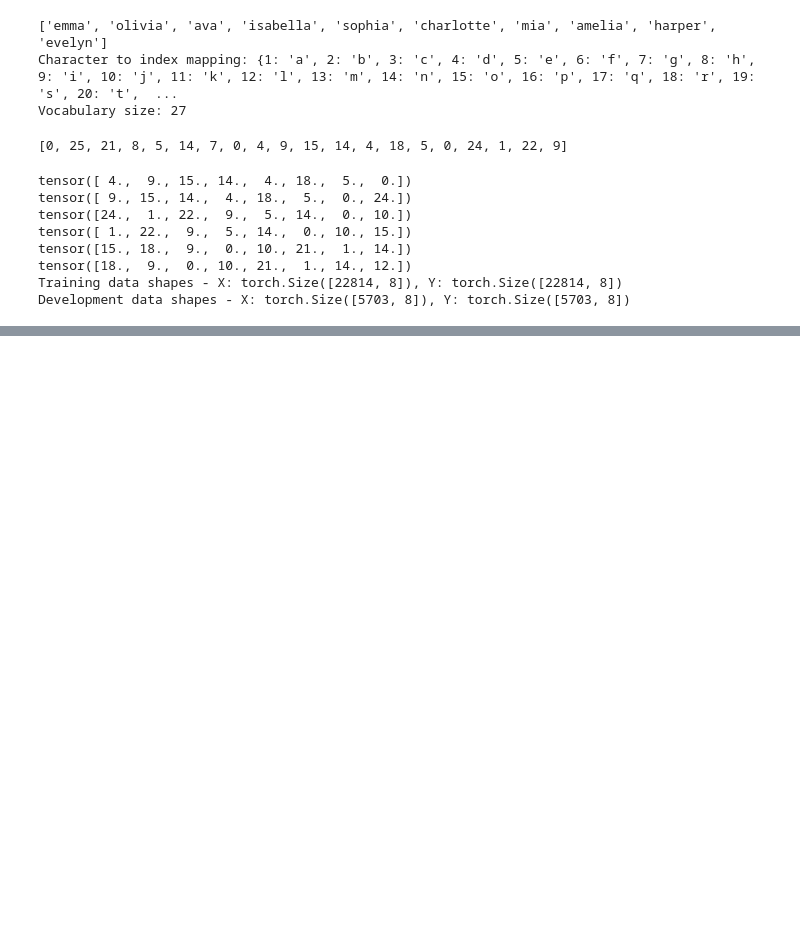
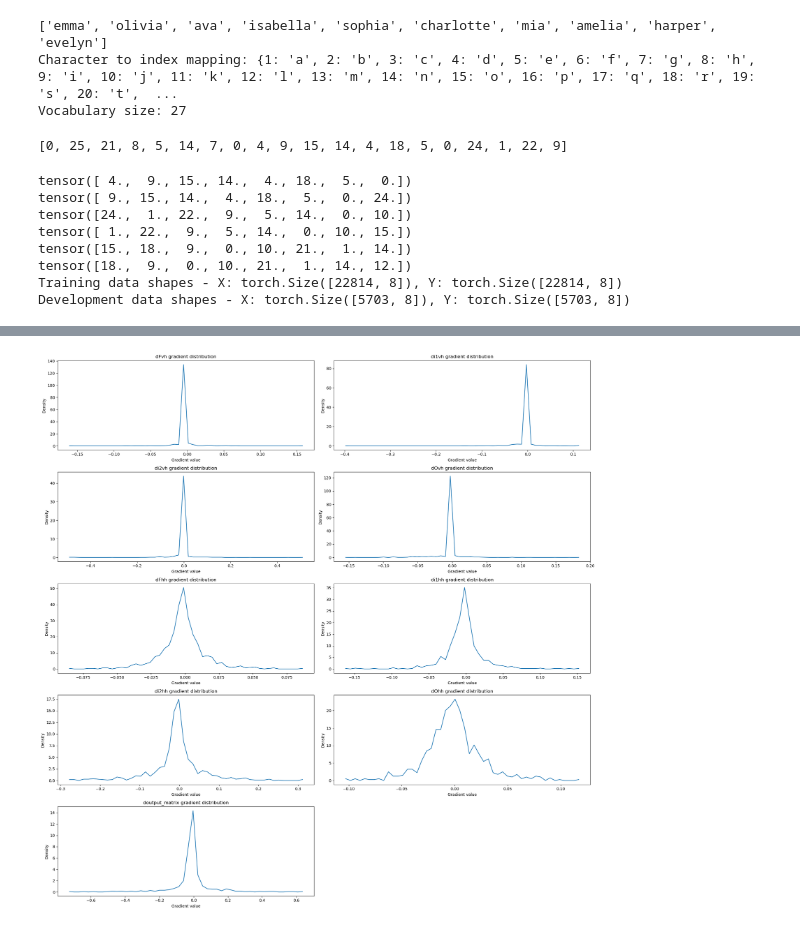
Before and after one commit to kennykguo/deep-learning-from-scratch, a Jupyter notebook: py_LSTM/LSTM-1batch.ipynb, the cells around one changed output, grey strips where cells are left out. Saved outputs shown, nothing was run; the diff lists cells and outputs as text; code cells hidden in the pictures; blank space fills up the shorter version.

```diff
--- a/py_LSTM/LSTM-1batch.ipynb
+++ b/py_LSTM/LSTM-1batch.ipynb
@@ -415 +456,21 @@ for i in range(num_samples):
 ----
+# %%
+# Assuming the gradients dFvh, di1vh, di2vh, dOvh, dFhh, di1hh, di2hh, dOhh, and doutput_matrix are defined as tensors
+gradients = [dFvh, di1vh, di2vh, dOvh, dFhh, di1hh, di2hh, dOhh, doutput_matrix]
+gradient_names = ["dFvh", "di1vh", "di2vh", "dOvh", "dFhh", "di1hh", "di2hh", "dOhh", "doutput_matrix"]
+
+plt.figure(figsize=(20, 20))  # Adjust the size as needed
+
+for i, grad in enumerate(gradients):
+    plt.subplot(5, 2, i+1)  # Create a subplot for each gradient, arranging in 5 rows and 2 columns
+    grad_flattened = grad.view(-1)  # Flatten the gradient tensor to 1D
+    hy, hx = torch.histogram(grad_flattened, bins=50, density=True)
+    plt.plot(hx[:-1].detach().cpu(), hy.detach().cpu())
+    plt.title(f'{gradient_names[i]} gradient distribution')
+    plt.xlabel('Gradient value')
+    plt.ylabel('Density')
+
+plt.tight_layout()
+plt.show()
+# %% [output]
+[figure, added]
```
Also changed, not shown: parts of 7 cells of this notebook, 2 other files.
